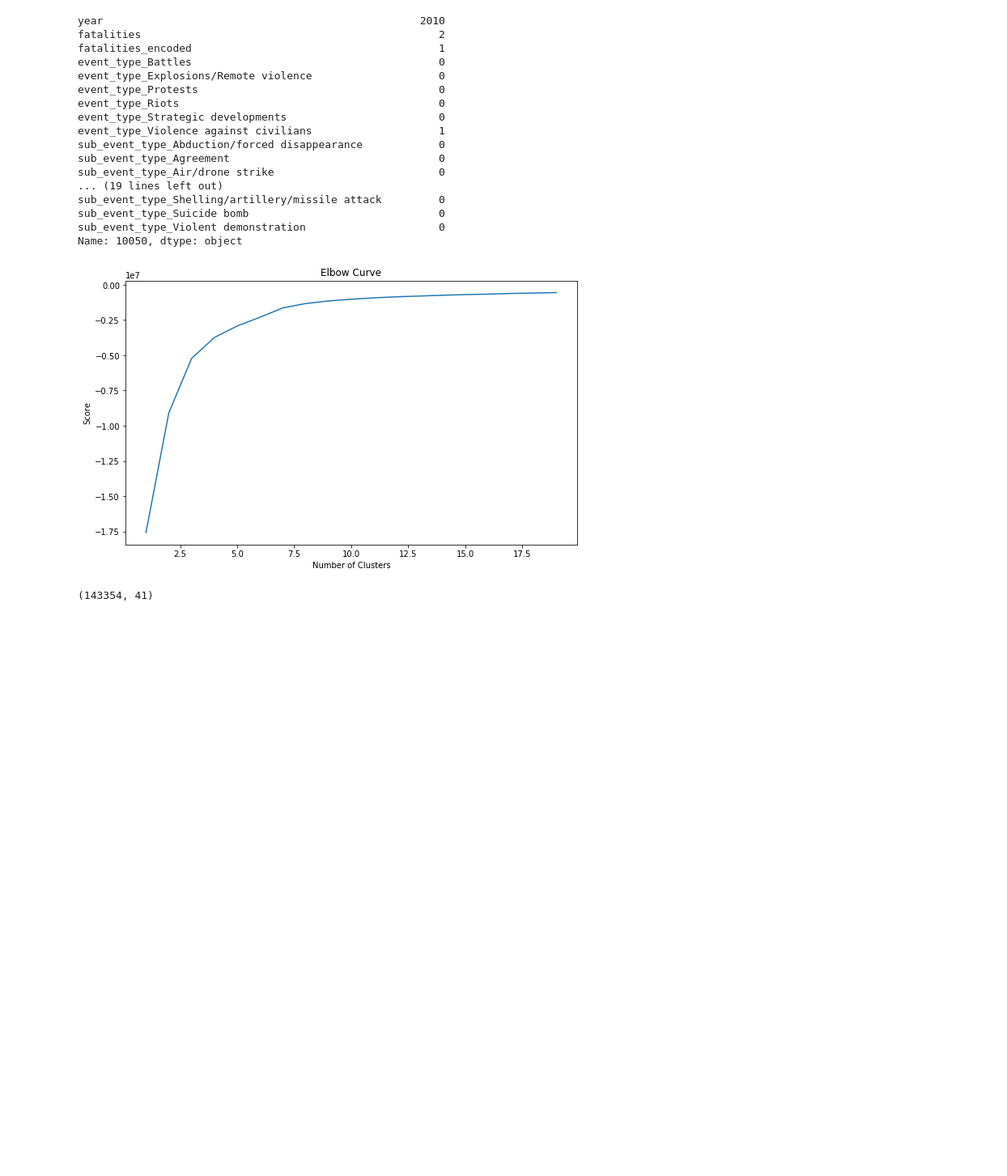
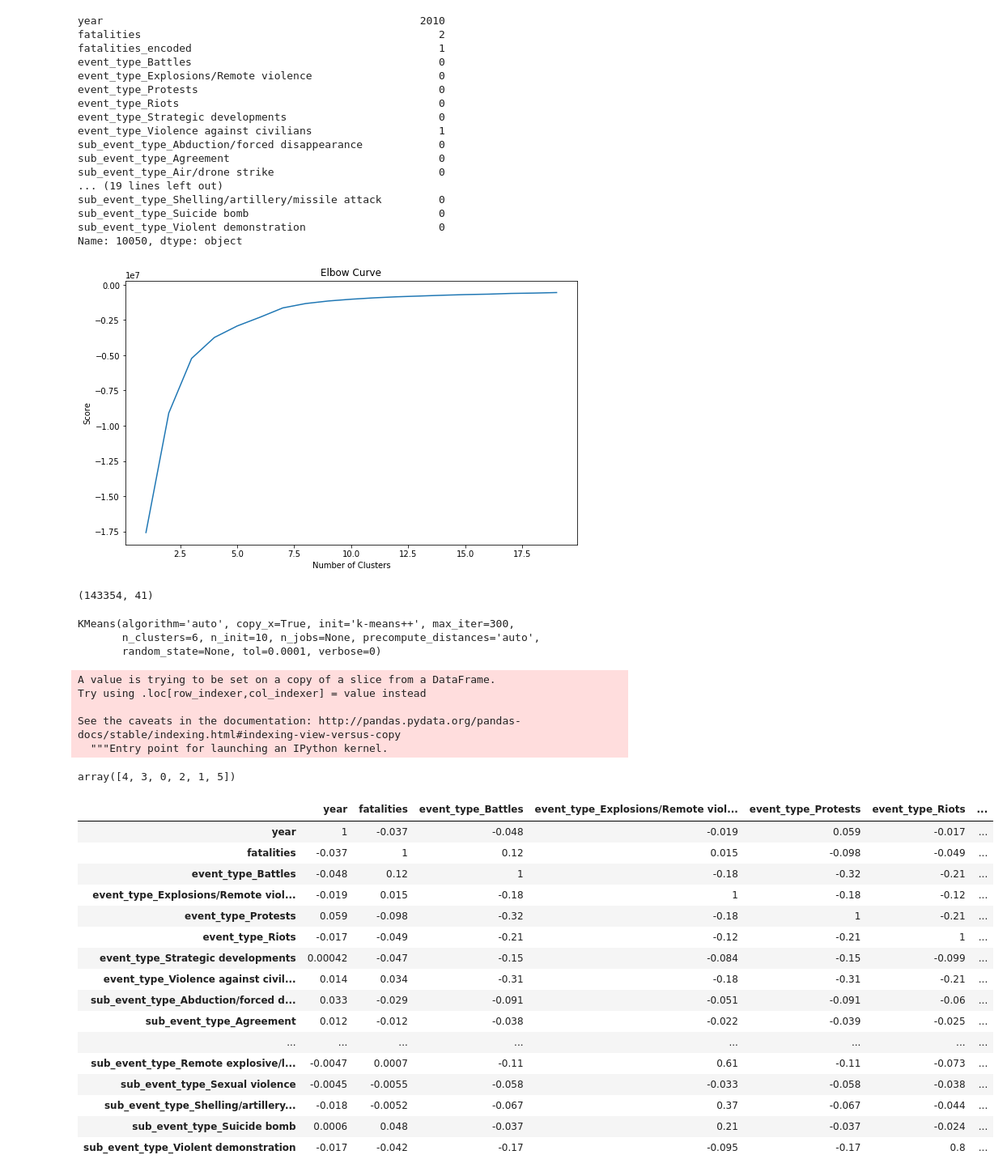
Before and after one commit to cmdelaserna/press-freedom, a Jupyter notebook: notebooks/ACLED data - Africa dataset.ipynb, the cells around one changed output. Shown at 81% size. Cells and saved outputs as stored; diff of their text form; code cells hidden in the pictures; blank space fills up the shorter version.

Commit message:
k-clustering modeling

```diff
--- a/notebooks/ACLED data - Africa dataset.ipynb
+++ b/notebooks/ACLED data - Africa dataset.ipynb
@@ -16,6 +16,10 @@ import matplotlib.pyplot as plt
 import seaborn as sns
 import numpy as np
 from sklearn.linear_model import LogisticRegression
+# %%
+pd.set_option('display.max_rows', 500)
+pd.set_option('display.max_columns', 500)
+pd.set_option('display.width', 1000)
 # %% [markdown]
 ## Exporting excel file as json
 # %%
@@ -285,3 +291,46 @@ plt.show();
 filtered_data.shape
 # %% [output]
 (143354, 41)
+# %%
+# Create clusters
+n = 6
+clusters = KMeans(n_clusters=n)
+
+# Fit clusterer
+clusters.fit(X)
+# %% [output]
+KMeans(algorithm='auto', copy_x=True, init='k-means++', max_iter=300,
+       n_clusters=6, n_init=10, n_jobs=None, precompute_distances='auto',
+       random_state=None, tol=0.0001, verbose=0)
+# %%
+filtered_data['group'] = clusters.predict(X)
+# %% [output]
+A value is trying to be set on a copy of a slice from a DataFrame.
+Try using .loc[row_indexer,col_indexer] = value instead
+
+See the caveats in the documentation: http://pandas.pydata.org/pandas-docs/stable/indexing.html#indexing-view-versus-copy
+  """Entry point for launching an IPython kernel.
+# %%
+filtered_data.group.unique()
+# %% [output]
+array([4, 3, 0, 2, 1, 5])
+# %%
+X.corr().style.background_gradient(cmap='coolwarm').set_precision(2)
+# %% [output]
+|  | year | fatalities | event_type_Battles | event_type_Explosions/Remote viol... | event_type_Protests | event_type_Riots | ... |
+| year | 1 | -0.037 | -0.048 | -0.019 | 0.059 | -0.017 | ... |
+| fatalities | -0.037 | 1 | 0.12 | 0.015 | -0.098 | -0.049 | ... |
+| event_type_Battles | -0.048 | 0.12 | 1 | -0.18 | -0.32 | -0.21 | ... |
+| event_type_Explosions/Remote viol... | -0.019 | 0.015 | -0.18 | 1 | -0.18 | -0.12 | ... |
+| event_type_Protests | 0.059 | -0.098 | -0.32 | -0.18 | 1 | -0.21 | ... |
+| event_type_Riots | -0.017 | -0.049 | -0.21 | -0.12 | -0.21 | 1 | ... |
+| event_type_Strategic developments | 0.00042 | -0.047 | -0.15 | -0.084 | -0.15 | -0.099 | ... |
+| event_type_Violence against civil... | 0.014 | 0.034 | -0.31 | -0.18 | -0.31 | -0.21 | ... |
+| sub_event_type_Abduction/forced d... | 0.033 | -0.029 | -0.091 | -0.051 | -0.091 | -0.06 | ... |
+| sub_event_type_Agreement | 0.012 | -0.012 | -0.038 | -0.022 | -0.039 | -0.025 | ... |
+| ... | ... | ... | ... | ... | ... | ... | ... |
+| sub_event_type_Remote explosive/l... | -0.0047 | 0.0007 | -0.11 | 0.61 | -0.11 | -0.073 | ... |
+| sub_event_type_Sexual violence | -0.0045 | -0.0055 | -0.058 | -0.033 | -0.058 | -0.038 | ... |
+| sub_event_type_Shelling/artillery... | -0.018 | -0.0052 | -0.067 | 0.37 | -0.067 | -0.044 | ... |
+| sub_event_type_Suicide bomb | 0.0006 | 0.048 | -0.037 | 0.21 | -0.037 | -0.024 | ... |
+| sub_event_type_Violent demonstration | -0.017 | -0.042 | -0.17 | -0.095 | -0.17 | 0.8 | ... |
```
Also changed, not shown: parts of 3 cells of this notebook.
